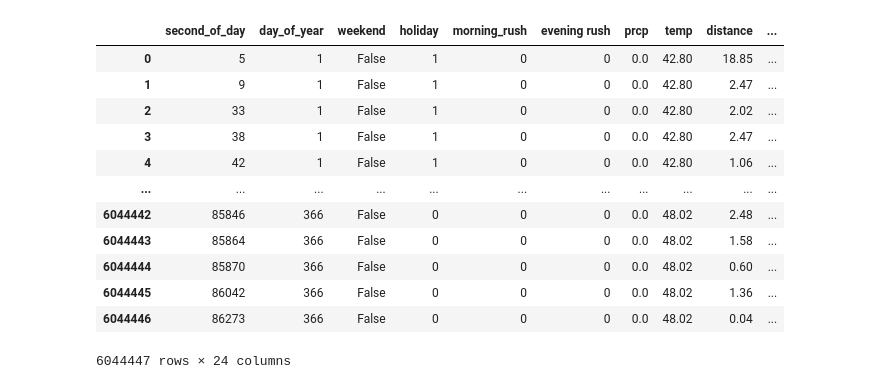
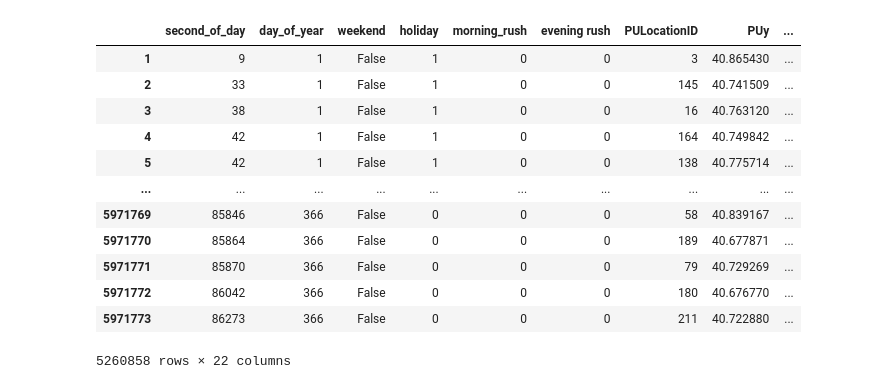
Before and after one commit to Krinnik/ny_ride_fair_optimization, a Jupyter notebook: nik_folder/nik_model_2_test.ipynb, the cells around one changed output. Cells and saved outputs as stored; diff of their text form; code cells hidden in the pictures.

```diff
--- a/nik_folder/nik_model_2_test.ipynb
+++ b/nik_folder/nik_model_2_test.ipynb
@@ -20,25 +35,24 @@ from geopy.geocoders import Nominatim
 # %%
-df = pd.read_parquet('Resources/model_df.parquet')
+df = pd.read_parquet('Resources/fixed_model_df.parquet')
 
-df.columns = df.columns.str.replace("'", "")
-df.columns = df.columns.str.replace("(", "")
-df.columns = df.columns.str.replace(")", "")
-df.columns = df.columns.str.replace(",", "")
+df.columns = df.columns.str.replace("'", "").str.replace("(", "").str.replace(")", "").str.replace(",", "")
 
-df = df.drop(['fare', 'PUx', 'PUy', 'DOx', 'DOy', 'durationsec'], axis=1)
+#df = df.loc[(df['tolls'] == 0)]
+
+#df = df.drop(['fare', 'PUx', 'PUy', 'DOx', 'DOy', 'tolls', 'durationsec'], axis=1)
 
 df
 # %% [output]
-|  | second_of_day | day_of_year | weekend | holiday | morning_rush | evening rush | prcp | temp | distance | ... |
-| 0 | 5 | 1 | False | 1 | 0 | 0 | 0.0 | 42.80 | 18.85 | ... |
-| 1 | 9 | 1 | False | 1 | 0 | 0 | 0.0 | 42.80 | 2.47 | ... |
-| 2 | 33 | 1 | False | 1 | 0 | 0 | 0.0 | 42.80 | 2.02 | ... |
-| 3 | 38 | 1 | False | 1 | 0 | 0 | 0.0 | 42.80 | 2.47 | ... |
-| 4 | 42 | 1 | False | 1 | 0 | 0 | 0.0 | 42.80 | 1.06 | ... |
-| ... | ... | ... | ... | ... | ... | ... | ... | ... | ... | ... |
-| 6044442 | 85846 | 366 | False | 0 | 0 | 0 | 0.0 | 48.02 | 2.48 | ... |
-| 6044443 | 85864 | 366 | False | 0 | 0 | 0 | 0.0 | 48.02 | 1.58 | ... |
-| 6044444 | 85870 | 366 | False | 0 | 0 | 0 | 0.0 | 48.02 | 0.60 | ... |
-| 6044445 | 86042 | 366 | False | 0 | 0 | 0 | 0.0 | 48.02 | 1.36 | ... |
-| 6044446 | 86273 | 366 | False | 0 | 0 | 0 | 0.0 | 48.02 | 0.04 | ... |
+|  | second_of_day | day_of_year | weekend | holiday | morning_rush | evening rush | PULocationID | PUy | ... |
+| 1 | 9 | 1 | False | 1 | 0 | 0 | 3 | 40.865430 | ... |
+| 2 | 33 | 1 | False | 1 | 0 | 0 | 145 | 40.741509 | ... |
+| 3 | 38 | 1 | False | 1 | 0 | 0 | 16 | 40.763120 | ... |
+| 4 | 42 | 1 | False | 1 | 0 | 0 | 164 | 40.749842 | ... |
+| 5 | 42 | 1 | False | 1 | 0 | 0 | 138 | 40.775714 | ... |
+| ... | ... | ... | ... | ... | ... | ... | ... | ... | ... |
+| 5971769 | 85846 | 366 | False | 0 | 0 | 0 | 58 | 40.839167 | ... |
+| 5971770 | 85864 | 366 | False | 0 | 0 | 0 | 189 | 40.677871 | ... |
+| 5971771 | 85870 | 366 | False | 0 | 0 | 0 | 79 | 40.729269 | ... |
+| 5971772 | 86042 | 366 | False | 0 | 0 | 0 | 180 | 40.676770 | ... |
+| 5971773 | 86273 | 366 | False | 0 | 0 | 0 | 211 | 40.722880 | ... |
-6044447 rows × 24 columns
+5260858 rows × 22 columns
```
Also changed, not shown: parts of 54 cells of this notebook, 7 other files.
